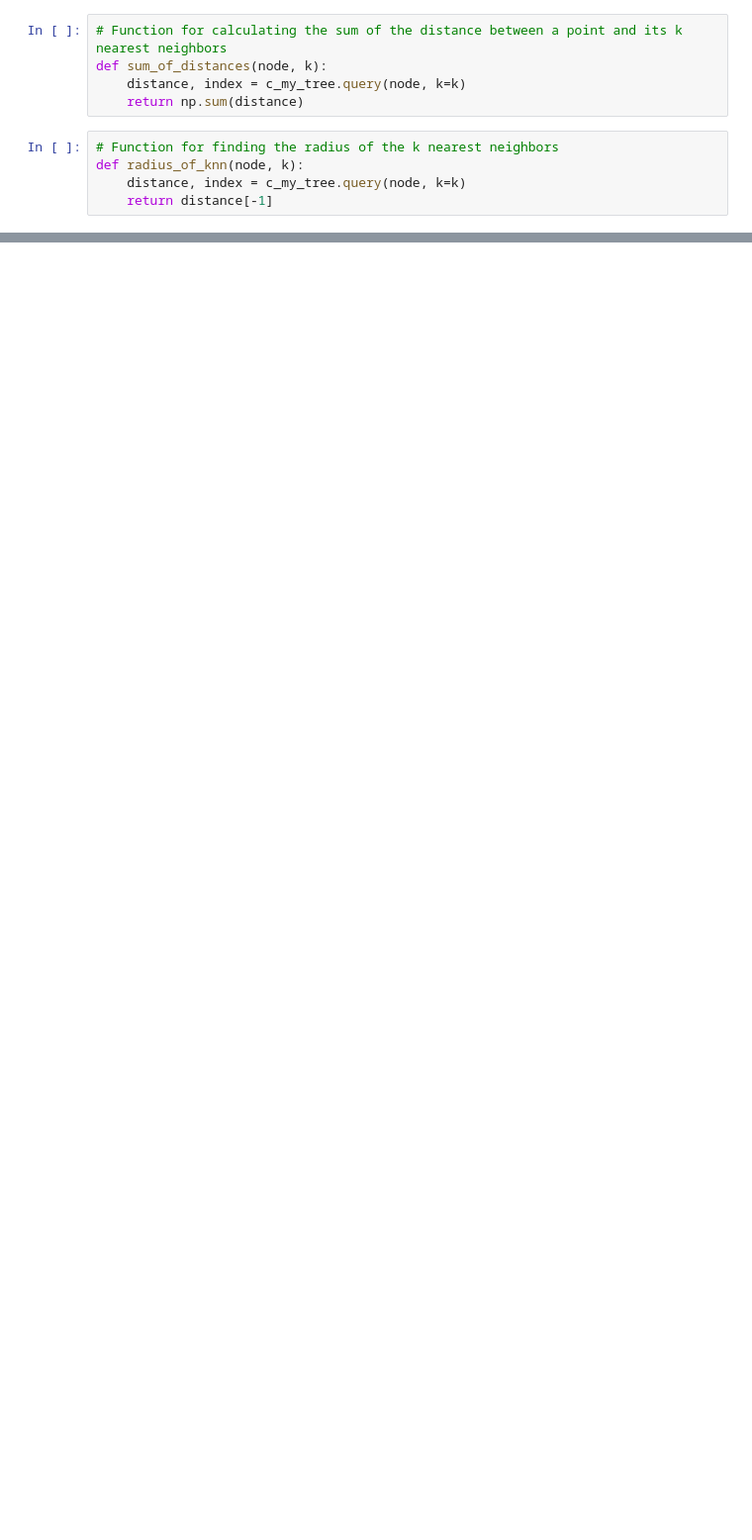
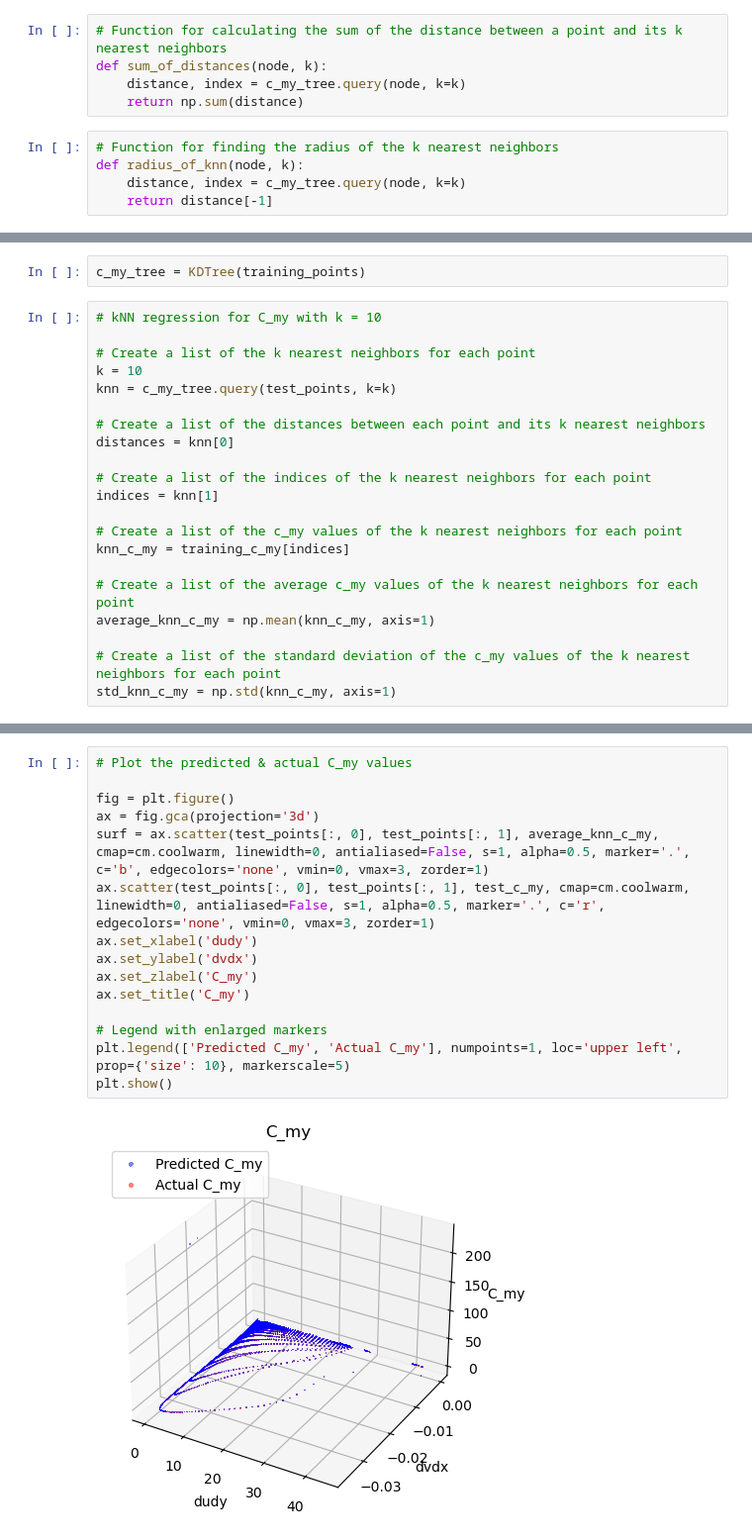
Before and after one commit to Beolinen/Kandidatarbete-ML-for-turbulence-modelling, a Jupyter notebook: kdTree_folder/kdTree.ipynb, the cells around one changed output, grey strips where cells are left out. Shown: that part at 99% size. Cells and saved outputs as stored; diff of their text form; blank space fills up the shorter version.

Commit message:
kNN regression for C_my

```diff
--- a/kdTree_folder/kdTree.ipynb
+++ b/kdTree_folder/kdTree.ipynb
@@ -263,0 +232,23 @@ Varför beräkna nya cell centers?
+# %%
+c_my_tree = KDTree(training_points)
+# %%
+# kNN regression for C_my with k = 10
+
+# Create a list of the k nearest neighbors for each point
+k = 10
+knn = c_my_tree.query(test_points, k=k)
+
+# Create a list of the distances between each point and its k nearest neighbors
+distances = knn[0]
+
+# Create a list of the indices of the k nearest neighbors for each point
+indices = knn[1]
+
+# Create a list of the c_my values of the k nearest neighbors for each point
+knn_c_my = training_c_my[indices]
+
+# Create a list of the average c_my values of the k nearest neighbors for each point
+average_knn_c_my = np.mean(knn_c_my, axis=1)
+
+# Create a list of the standard deviation of the c_my values of the k nearest neighbors for each point
+std_knn_c_my = np.std(knn_c_my, axis=1)
@@ -263,0 +273,17 @@ Varför beräkna nya cell centers?
+# %%
+# Plot the predicted & actual C_my values
+
+fig = plt.figure()
+ax = fig.gca(projection='3d')
+surf = ax.scatter(test_points[:, 0], test_points[:, 1], average_knn_c_my, cmap=cm.coolwarm, linewidth=0, antialiased=False, s=1, alpha=0.5, marker='.', c='b', edgecolors='none', vmin=0, vmax=3, zorder=1)
+ax.scatter(test_points[:, 0], test_points[:, 1], test_c_my, cmap=cm.coolwarm, linewidth=0, antialiased=False, s=1, alpha=0.5, marker='.', c='r', edgecolors='none', vmin=0, vmax=3, zorder=1)
+ax.set_xlabel('dudy')
+ax.set_ylabel('dvdx')
+ax.set_zlabel('C_my')
+ax.set_title('C_my')
+
+# Legend with enlarged markers
+plt.legend(['Predicted C_my', 'Actual C_my'], numpoints=1, loc='upper left', prop={'size': 10}, markerscale=5)
+plt.show()
+# %% [output]
+[figure, added]
```
Also changed, not shown: parts of 20 cells of this notebook.
